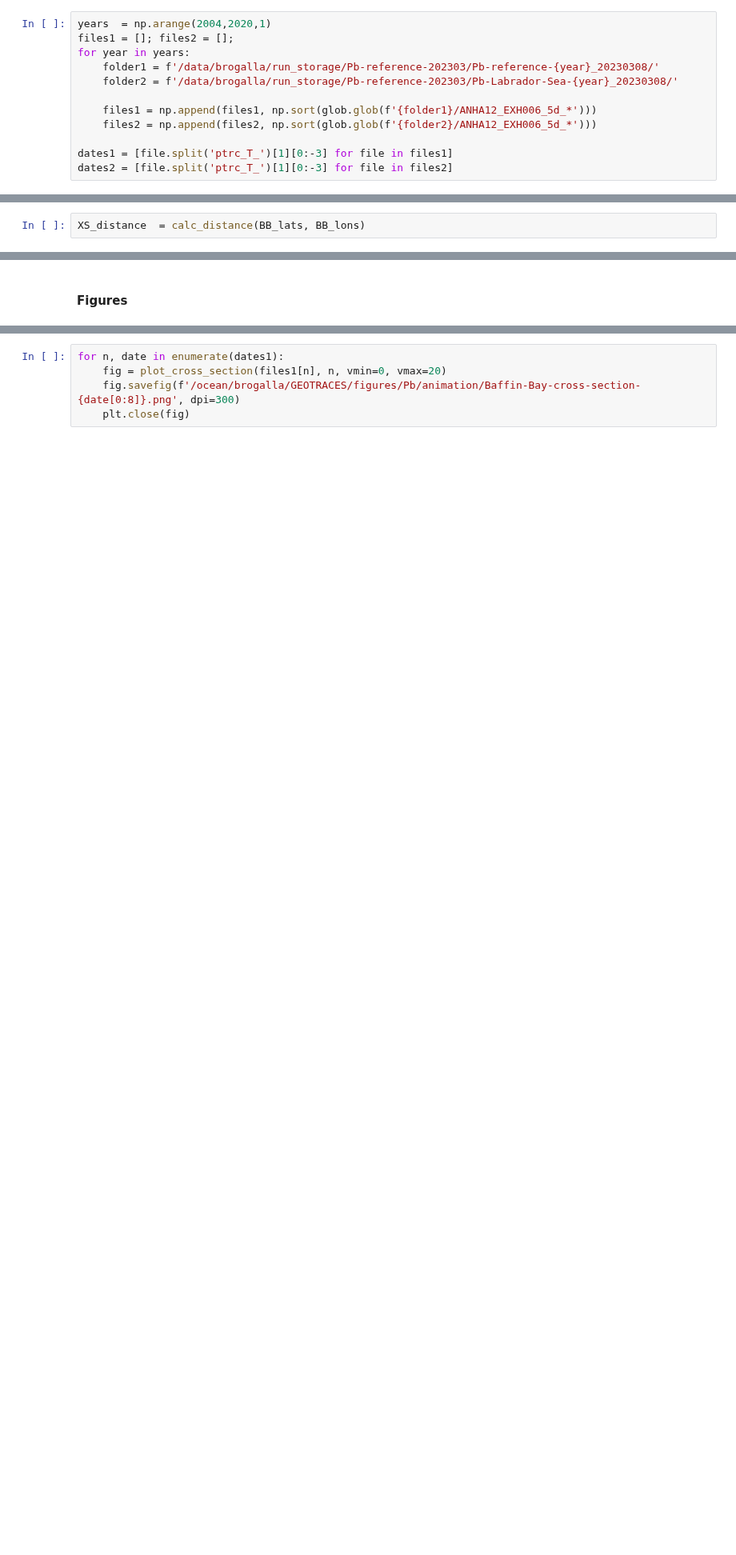
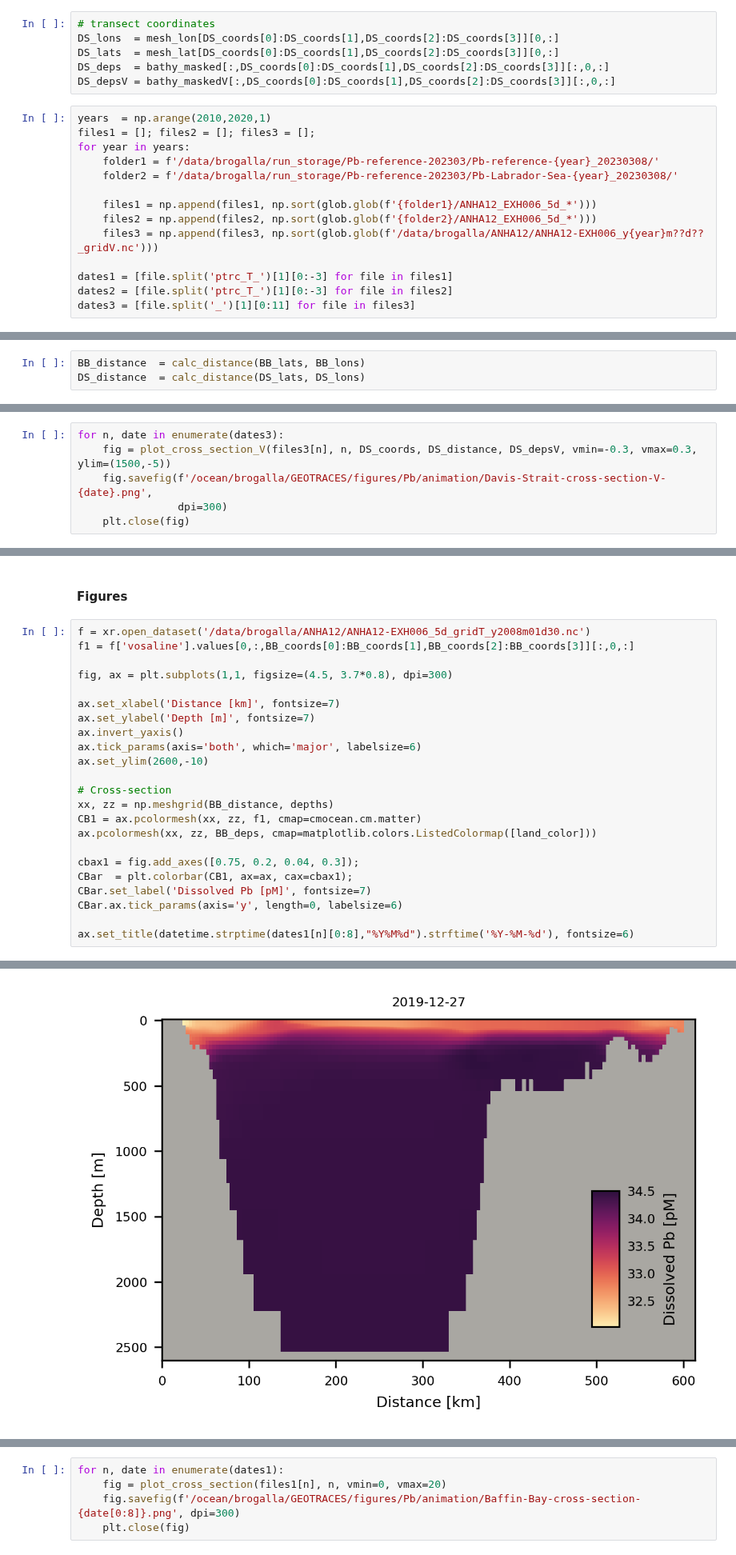
Before and after one commit to UBC-MOAD/analysis-brogalla, a Jupyter notebook: paper3/animation-cross-section.ipynb, the cells around one changed output, grey strips where cells are left out. Shown at 80% size. Cells and saved outputs as stored; diff of their text form; blank space fills up the shorter version.

```diff
--- a/paper3/animation-cross-section.ipynb
+++ b/paper3/animation-cross-section.ipynb
@@ -43,18 +46,26 @@ depths       = np.array(mesh.variables['nav_lev'])
 BB_lons = mesh_lon[BB_coords[0]:BB_coords[1],BB_coords[2]:BB_coords[3]][0,:]
 BB_lats = mesh_lat[BB_coords[0]:BB_coords[1],BB_coords[2]:BB_coords[3]][0,:]
 BB_deps = bathy_masked[:,BB_coords[0]:BB_coords[1],BB_coords[2]:BB_coords[3]][:,0,:]
+# %%
+# transect coordinates
+DS_lons  = mesh_lon[DS_coords[0]:DS_coords[1],DS_coords[2]:DS_coords[3]][0,:]
+DS_lats  = mesh_lat[DS_coords[0]:DS_coords[1],DS_coords[2]:DS_coords[3]][0,:]
+DS_deps  = bathy_masked[:,DS_coords[0]:DS_coords[1],DS_coords[2]:DS_coords[3]][:,0,:]
+DS_depsV = bathy_maskedV[:,DS_coords[0]:DS_coords[1],DS_coords[2]:DS_coords[3]][:,0,:]
 # %%
-years  = np.arange(2004,2020,1)
-files1 = []; files2 = [];
+years  = np.arange(2010,2020,1)
+files1 = []; files2 = []; files3 = [];
 for year in years:
     folder1 = f'/data/brogalla/run_storage/Pb-reference-202303/Pb-reference-{year}_20230308/'
     folder2 = f'/data/brogalla/run_storage/Pb-reference-202303/Pb-Labrador-Sea-{year}_20230308/'
 
     files1 = np.append(files1, np.sort(glob.glob(f'{folder1}/ANHA12_EXH006_5d_*')))
     files2 = np.append(files2, np.sort(glob.glob(f'{folder2}/ANHA12_EXH006_5d_*')))
+    files3 = np.append(files3, np.sort(glob.glob(f'/data/brogalla/ANHA12/ANHA12-EXH006_y{year}m??d??_gridV.nc')))
 
 dates1 = [file.split('ptrc_T_')[1][0:-3] for file in files1]
 dates2 = [file.split('ptrc_T_')[1][0:-3] for file in files2]
+dates3 = [file.split('_')[1][0:11] for file in files3]
 # %% [markdown]
 #### Functions
 # %%
@@ -133,4 +170,5 @@ def plot_cross_section_Atlantic(file1, file2, n, vmin=0, vmax=30):
 # %% [markdown]
 #### Calculations
 # %%
-XS_distance  = calc_distance(BB_lats, BB_lons)
+BB_distance  = calc_distance(BB_lats, BB_lons)
+DS_distance  = calc_distance(DS_lats, DS_lons)
@@ -136,0 +177,6 @@ XS_distance  = calc_distance(BB_lats, BB_lons)
+# %%
+for n, date in enumerate(dates3):
+    fig = plot_cross_section_V(files3[n], n, DS_coords, DS_distance, DS_depsV, vmin=-0.3, vmax=0.3, ylim=(1500,-5))
+    fig.savefig(f'/ocean/brogalla/GEOTRACES/figures/Pb/animation/Davis-Strait-cross-section-V-{date}.png',
+                dpi=300)
+    plt.close(fig)
@@ -137,2 +190,26 @@ XS_distance  = calc_distance(BB_lats, BB_lons)
 # %% [markdown]
 #### Figures
+# %%
+f = xr.open_dataset('/data/brogalla/ANHA12/ANHA12-EXH006_5d_gridT_y2008m01d30.nc')
+f1 = f['vosaline'].values[0,:,BB_coords[0]:BB_coords[1],BB_coords[2]:BB_coords[3]][:,0,:]
+
+fig, ax = plt.subplots(1,1, figsize=(4.5, 3.7*0.8), dpi=300)
+
+ax.set_xlabel('Distance [km]', fontsize=7)
+ax.set_ylabel('Depth [m]', fontsize=7)
+ax.invert_yaxis()
+ax.tick_params(axis='both', which='major', labelsize=6)
+ax.set_ylim(2600,-10)
+
+# Cross-section
+xx, zz = np.meshgrid(BB_distance, depths)
+CB1 = ax.pcolormesh(xx, zz, f1, cmap=cmocean.cm.matter)
+ax.pcolormesh(xx, zz, BB_deps, cmap=matplotlib.colors.ListedColormap([land_color]))
+
+cbax1 = fig.add_axes([0.75, 0.2, 0.04, 0.3]);
+CBar  = plt.colorbar(CB1, ax=ax, cax=cbax1);
+CBar.set_label('Dissolved Pb [pM]', fontsize=7)
+CBar.ax.tick_params(axis='y', length=0, labelsize=6)
+
+ax.set_title(datetime.strptime(dates1[n][0:8],"%Y%M%d").strftime('%Y-%M-%d'), fontsize=6)
+# %% [output]
@@ -138,0 +217 @@ XS_distance  = calc_distance(BB_lats, BB_lons)
+[figure, added]
```
Also changed, not shown: parts of 14 cells of this notebook, 11 other files.
